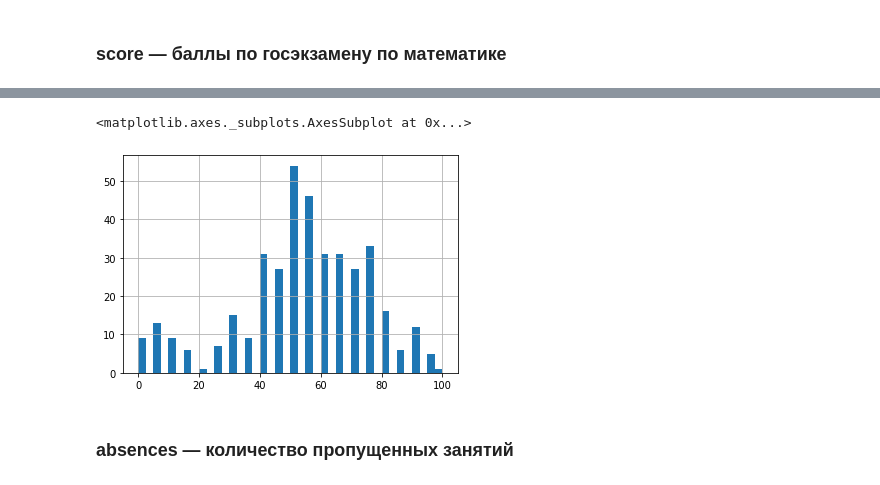
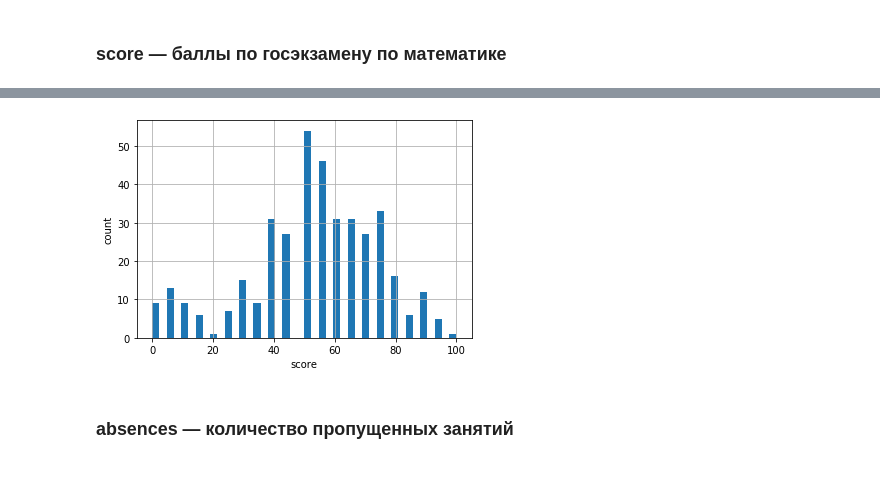
Before and after one commit to sand74/skillfactory, a Jupyter notebook: module_2/eda_solve.ipynb, the cells around one changed output, grey strips where cells are left out. Drawn from its saved outputs; the diff is of its cells as text; code cells hidden in the pictures.

```diff
--- a/module_2/eda_solve.ipynb
+++ b/module_2/eda_solve.ipynb
@@ -203,11 +209,10 @@ i = 0
 for idx, row in stud[stud["score"] < 20].iterrows():
     stud.at[idx, 'score'] = val[i]
     i += 1
-# %%
-stud['score'].hist(bins=40)
-# %% [output]
-<matplotlib.axes._subplots.AxesSubplot at 0x...>
-[figure, removed]
+# %%
+hist('score')
+# %% [output]
+[figure, added]
 # %% [markdown]
 ### absences — количество пропущенных занятий
 # %%
```
Also changed, not shown: parts of 11 cells of this notebook.
